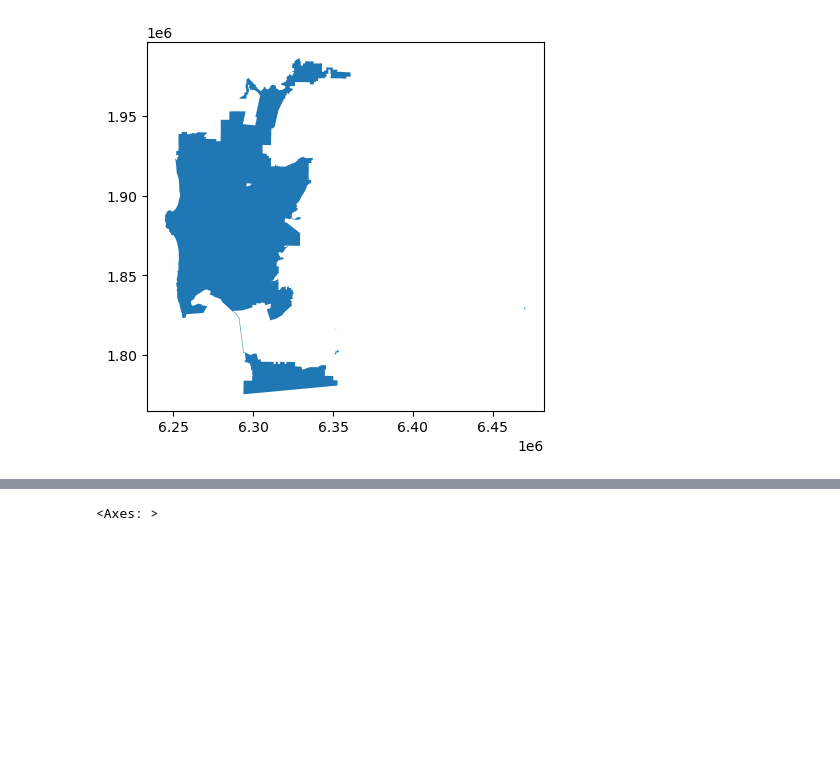
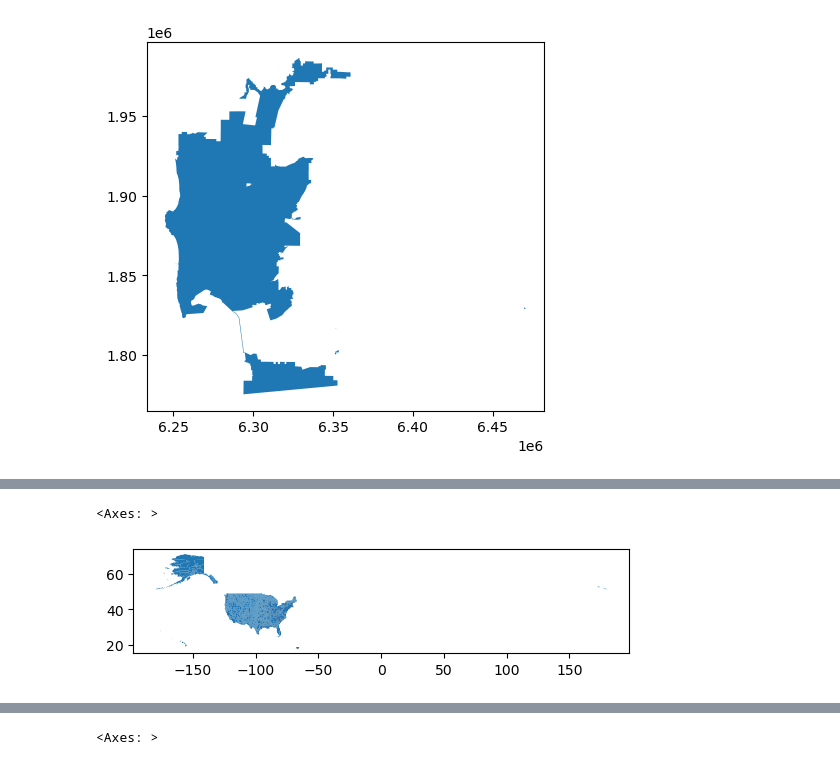
Before and after one commit to robertl0500/15-minute-analysis, a Jupyter notebook: 15-minute-package/Project_maps.ipynb, the cells around one changed output, grey strips where cells are left out. Saved outputs shown, nothing was run; the diff lists cells and outputs as text; code cells hidden in the pictures; blank space fills up the shorter version.

```diff
--- a/15-minute-package/Project_maps.ipynb
+++ b/15-minute-package/Project_maps.ipynb
@@ -31,0 +68,3 @@ demo = get_acs(datasets, county_fips='06073', years=[2020], level='tract')
+# %%
+acs = gpd.read_parquet("~/github/15-minute-analysis/15-minute-package/data/acs/acs_2021_tract.parquet")
+acs
@@ -31,0 +86,3 @@ demo = get_acs(datasets, county_fips='06073', years=[2020], level='tract')
+# %%
+acs['GEOID'] = acs.index
+acs
@@ -31,0 +116,5 @@ demo = get_acs(datasets, county_fips='06073', years=[2020], level='tract')
+# %%
+acs.plot()
+# %% [output]
+<Axes: >
+[figure, added]
```
Also changed, not shown: parts of 30 cells of this notebook, 51 other files.
